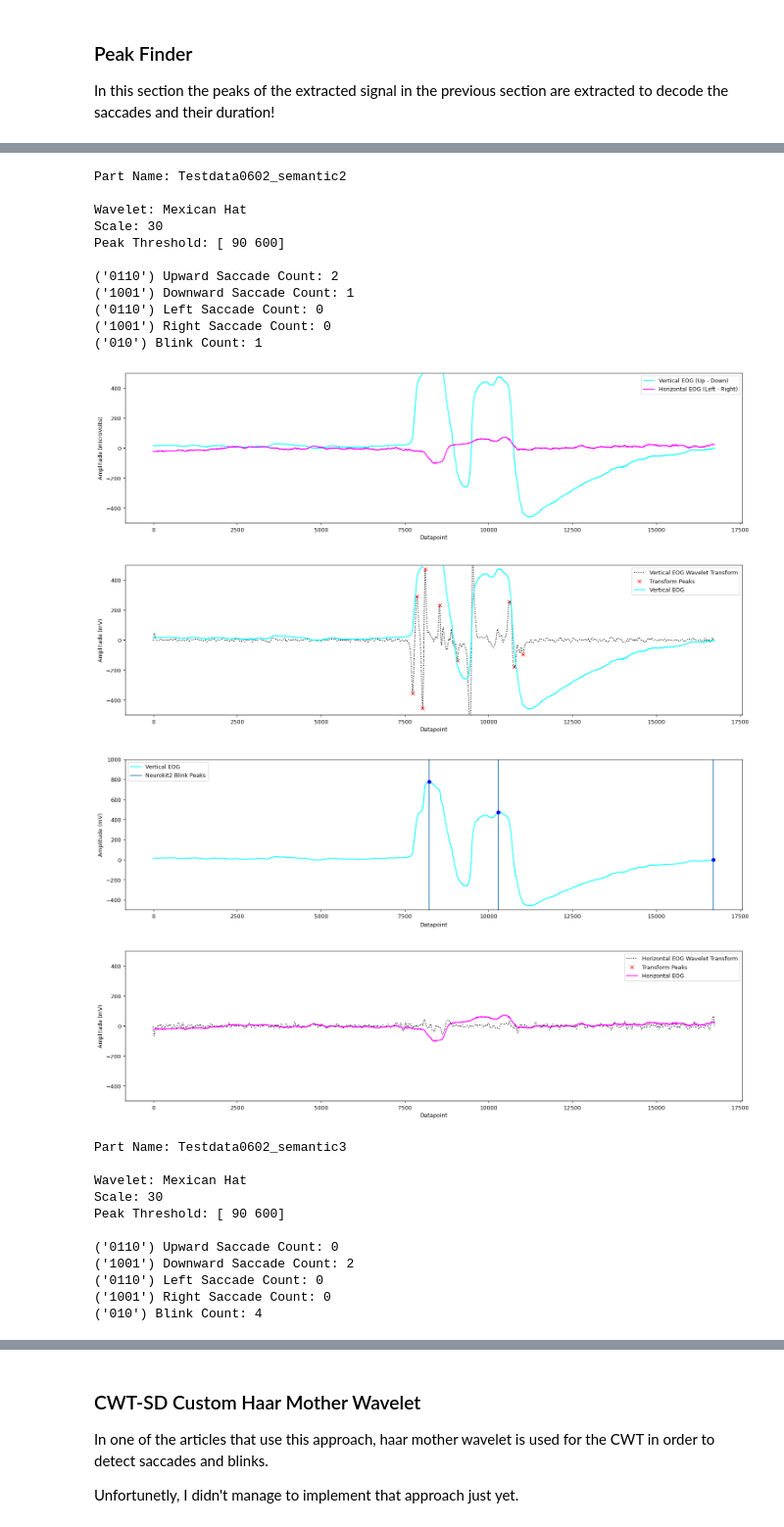
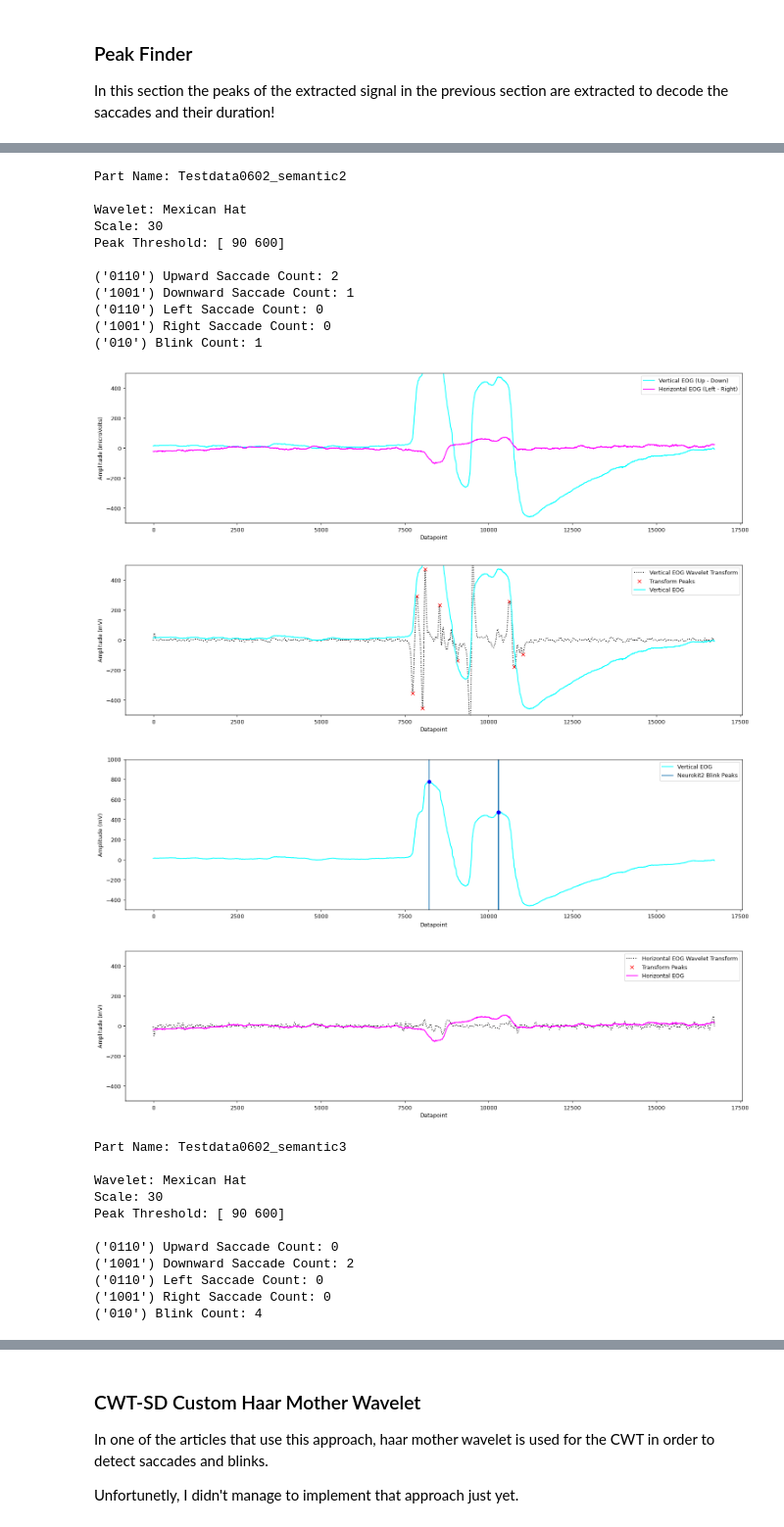
Before and after one commit to RicardoCQB/enac-eog-analysis, a Jupyter notebook: src/EyeMovementDetection.ipynb, the cells around one changed output, grey strips where cells are left out. Shown at 98% size. Saved outputs shown, nothing was run; the diff lists cells and outputs as text; code cells hidden in the pictures.

```diff
--- a/src/EyeMovementDetection.ipynb
+++ b/src/EyeMovementDetection.ipynb
@@ -174,7 +187,7 @@ for i,part in enumerate(semanticParts):
     verticalEOG3 = np.reshape(verticalEOG, (len(verticalEOG),1))
     horizontalEOG3 = np.reshape(horizontalEOG, (len(horizontalEOG),1))
 
-    blinksNK = nk.eog_findpeaks(verticalEOG2, sampling_rate=2048, method="mne")
+    blinksNK = nk.eog_findpeaks(verticalEOG2, sampling_rate=2048, method="brainstorm")
     blinksNK = list(blinksNK)
 
     coefVertMexHat, freqsVertMexHat = pywt.cwt(verticalEOG, 30, 'mexh')
@@ -297,18 +310,18 @@ Peak Threshold: [ 90 600]
 [figure]
 Part Name: Testdata0602_semantic2
 
 Wavelet: Mexican Hat
 Scale: 30
 Peak Threshold: [ 90 600]
 
 ('0110') Upward Saccade Count: 2
 ('1001') Downward Saccade Count: 1
 ('0110') Left Saccade Count: 0
 ('1001') Right Saccade Count: 0
 ('010') Blink Count: 1
 [figure]
 [figure]
-[figure, old version]
+[figure, new version]
 [figure]
 Part Name: Testdata0602_semantic3
 
```
Also changed, not shown: parts of 2 cells of this notebook, 1 other file.
